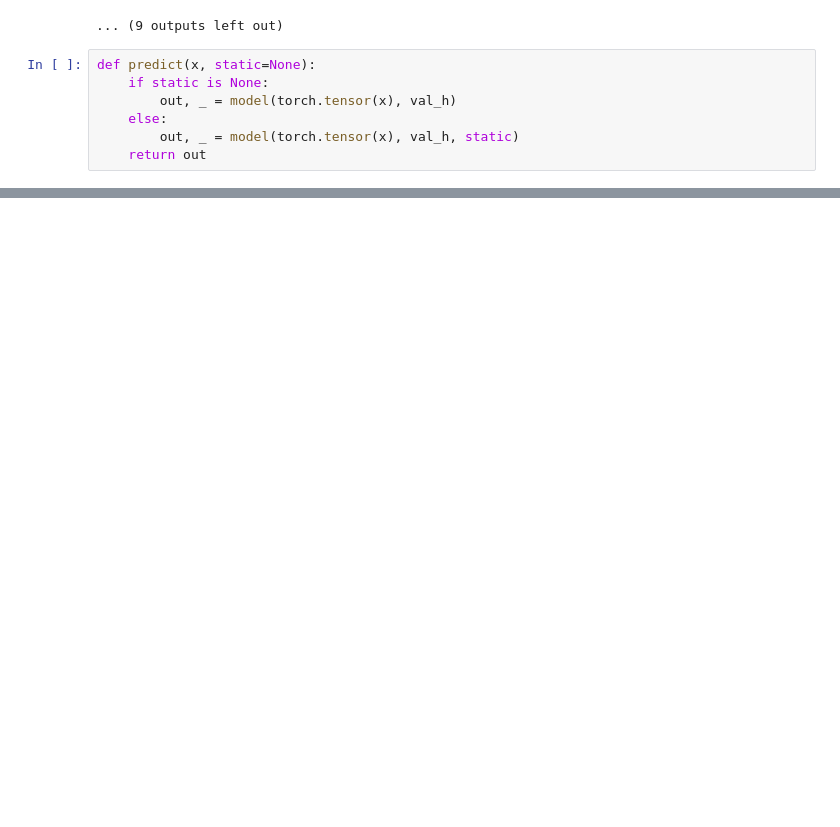
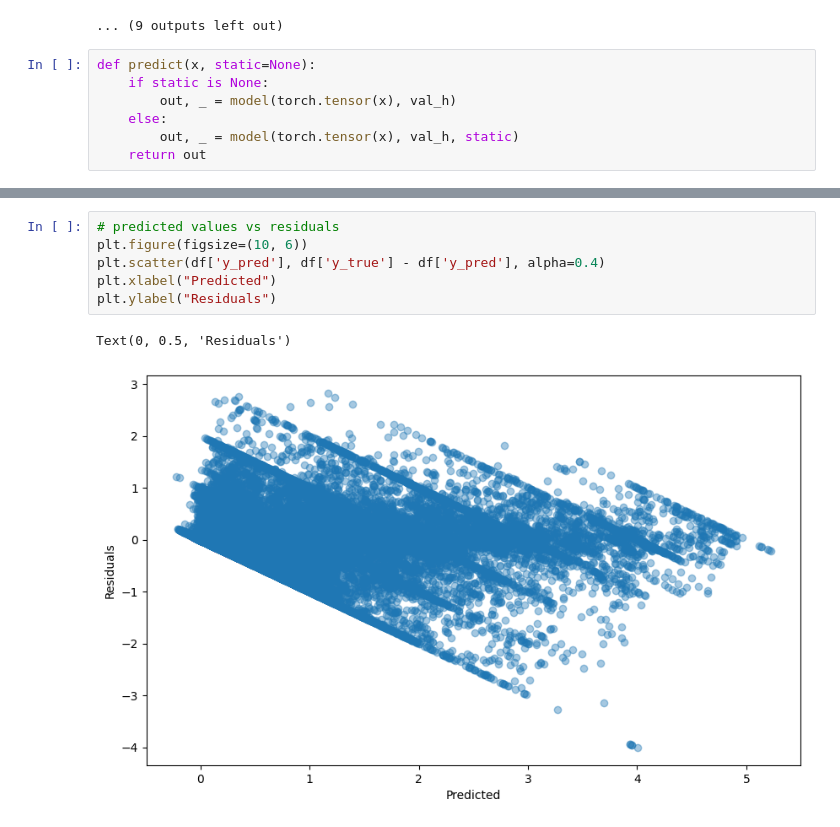
Before and after one commit to JulAgu/drought_pred_hybrid, a Jupyter notebook: notebooks/01-Exploring_data + LSTM_Baseline.ipynb, the cells around one changed output, grey strips where cells are left out. Drawn from its saved outputs; the diff is of its cells as text; blank space fills up the shorter version.

```diff
--- a/notebooks/01-Exploring_data + LSTM_Baseline.ipynb
+++ b/notebooks/01-Exploring_data + LSTM_Baseline.ipynb
@@ -585,0 +655,9 @@ Week 6 MAE 0.403 F1 0.499
+# %%
+# predicted values vs residuals
+plt.figure(figsize=(10, 6))
+plt.scatter(df['y_pred'], df['y_true'] - df['y_pred'], alpha=0.4)
+plt.xlabel("Predicted")
+plt.ylabel("Residuals")
+# %% [output]
+Text(0, 0.5, 'Residuals')
+[figure, added]
```
Also changed, not shown: parts of 10 cells of this notebook, 4 other files.
